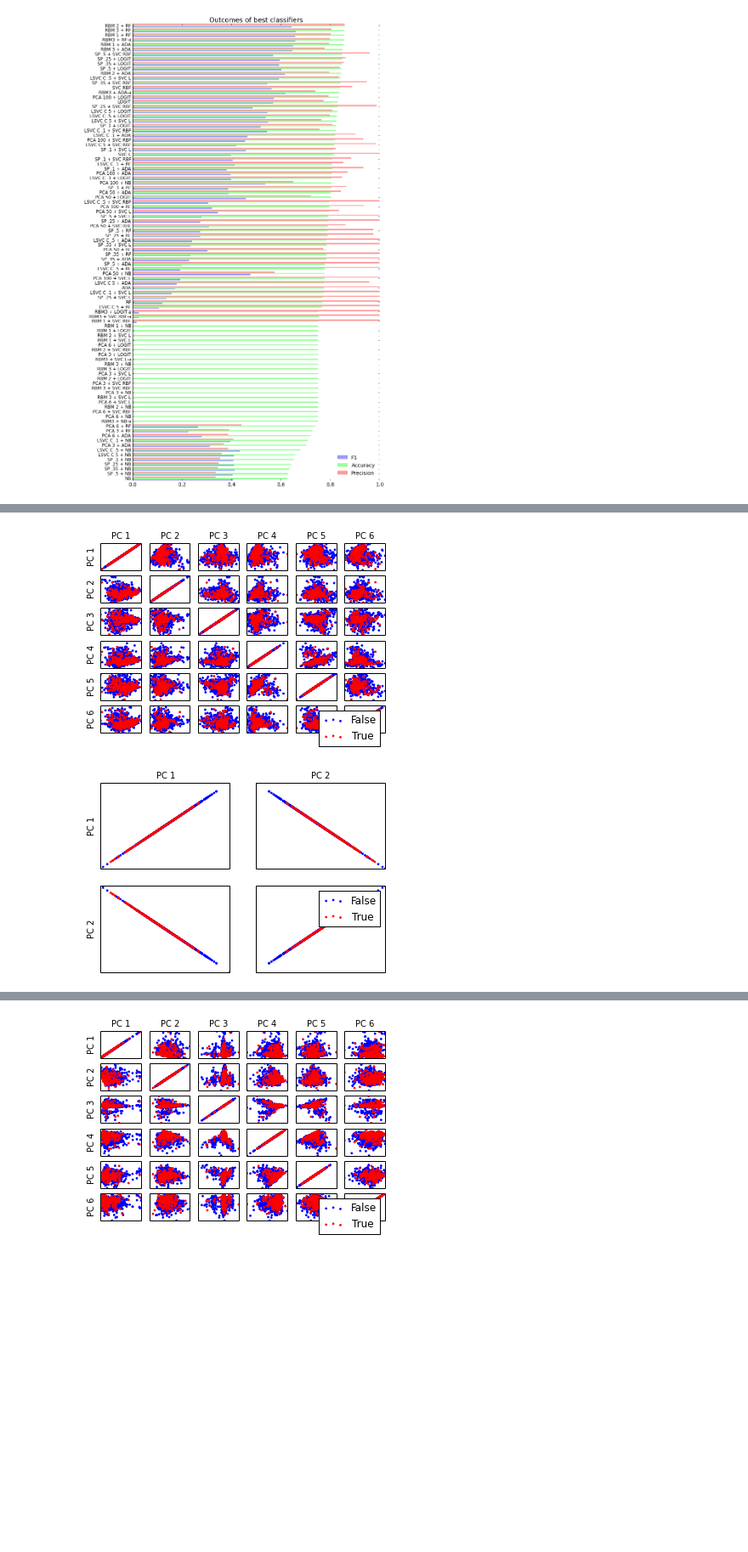
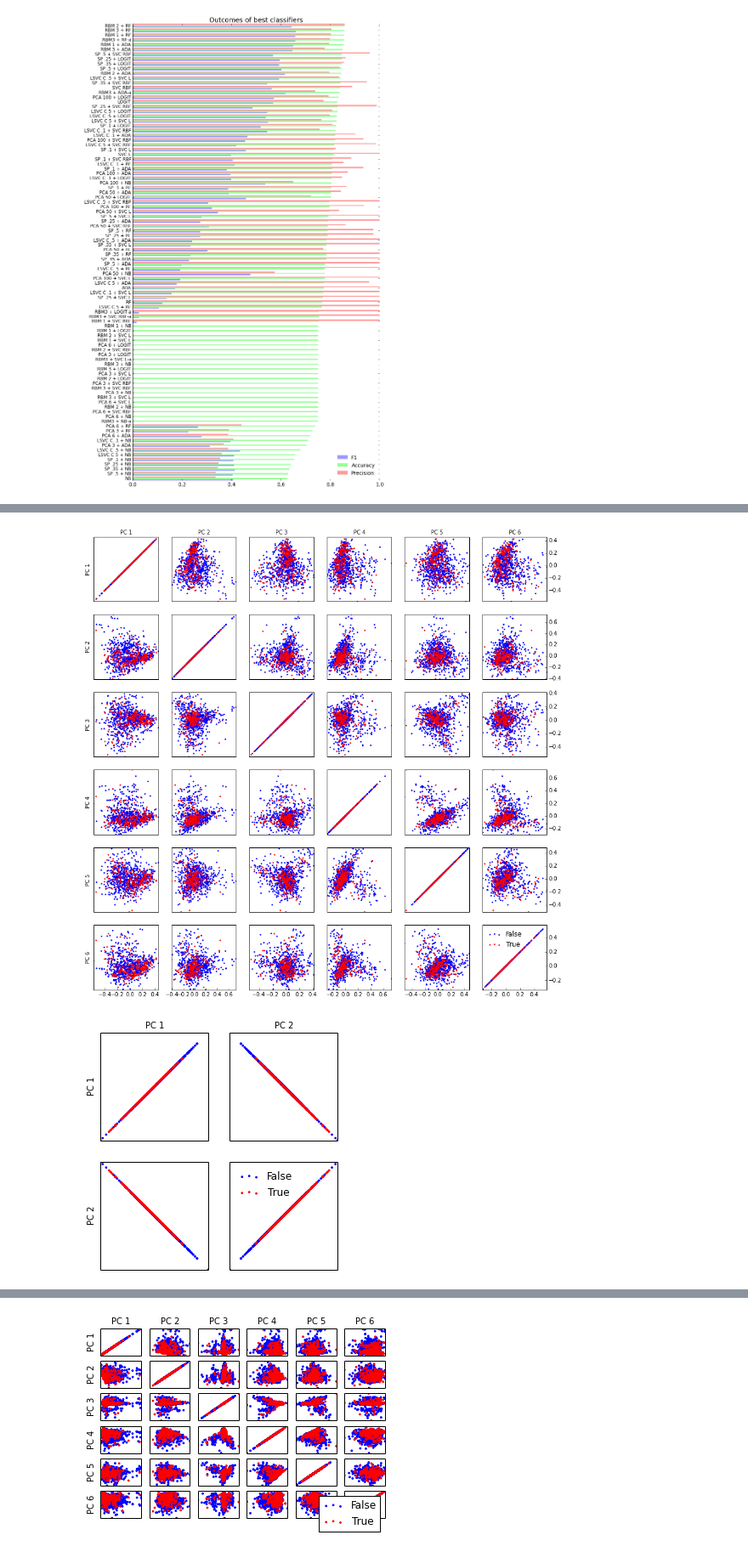
Before and after one commit to jacobboy/spring14, a Jupyter notebook: graphin_db.ipynb, the cells around one changed output, grey strips where cells are left out. Shown at 85% size. Cells and saved outputs as stored; diff of their text form; code cells hidden in the pictures; blank space fills up the shorter version.

```diff
--- a/graphin_db.ipynb
+++ b/graphin_db.ipynb
@@ -155,10 +237,17 @@ plt.show()
+# %%
+# sorry, but what are we looking at? -DB
+fig, axes = matrix_scatter_pcs(True= X_r[y_test == True], False=X_r[y_test==False])
+fig.set_size_inches((15, 15))
+plt.legend(loc='upper left', frameon=False)
+plt.savefig('figs/pca_scatter_6x6.png')
+plt.show()
+# %% [output]
+[figure, added]
 # %%
-fig, axes = matrix_scatter_pcs(True= X_r[y_test == True], False=X_r[y_test==False], tks=False)
-plt.legend()
+fig, axes = matrix_scatter_pcs(True= X_r2[y_test == True], False=X_r2[y_test==False], tks=False)
+fig.set_size_inches((5, 5))
+plt.legend(loc='upper left', frameon=False)
+plt.savefig('figs/pca_scatter_2x2.png')
 plt.show()
-fig, axes = matrix_scatter_pcs(True= X_r2[y_test == True], False=X_r2[y_test==False], tks=False)
-plt.legend()
-plt.show()
 # %% [output]
-[figure, old version]
+[figure, new version]
-[figure, removed]
```
Also changed, not shown: parts of 14 cells of this notebook.
